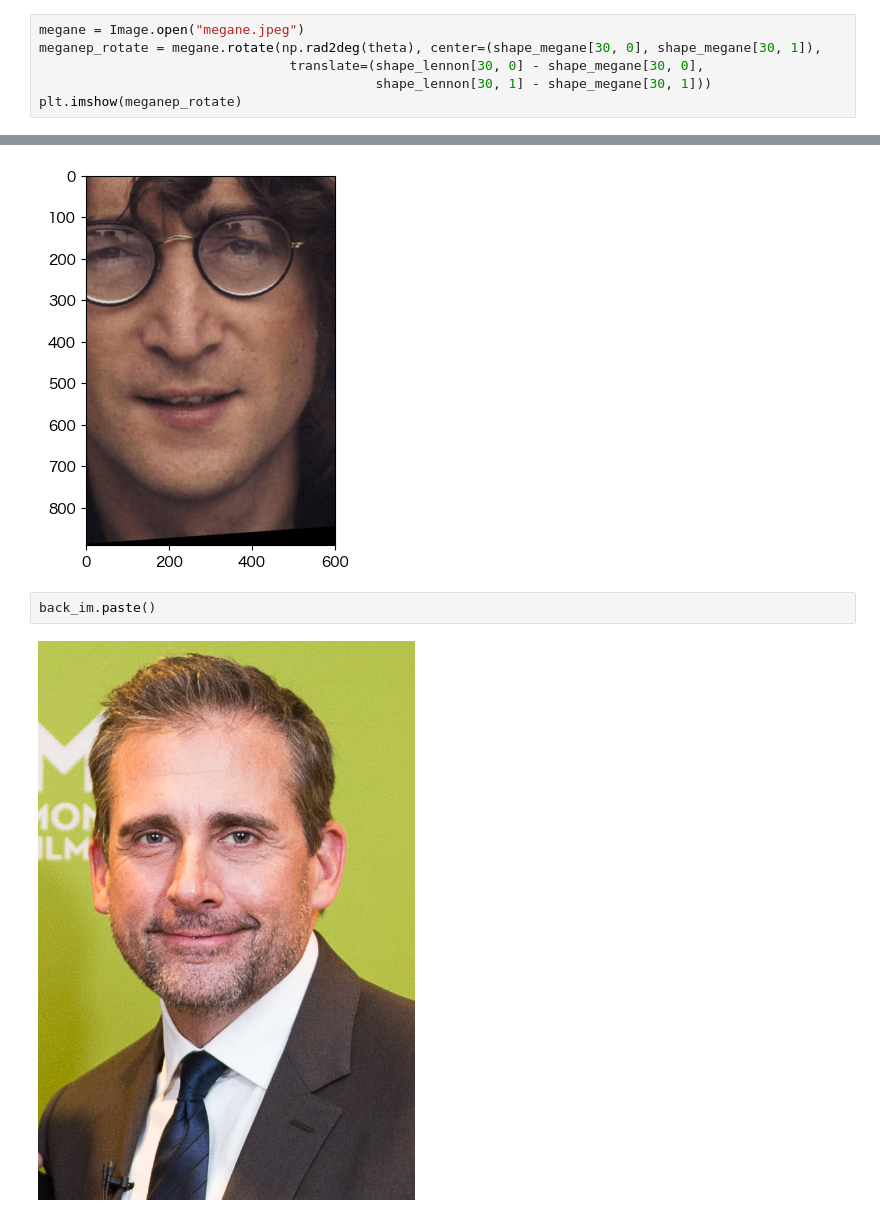
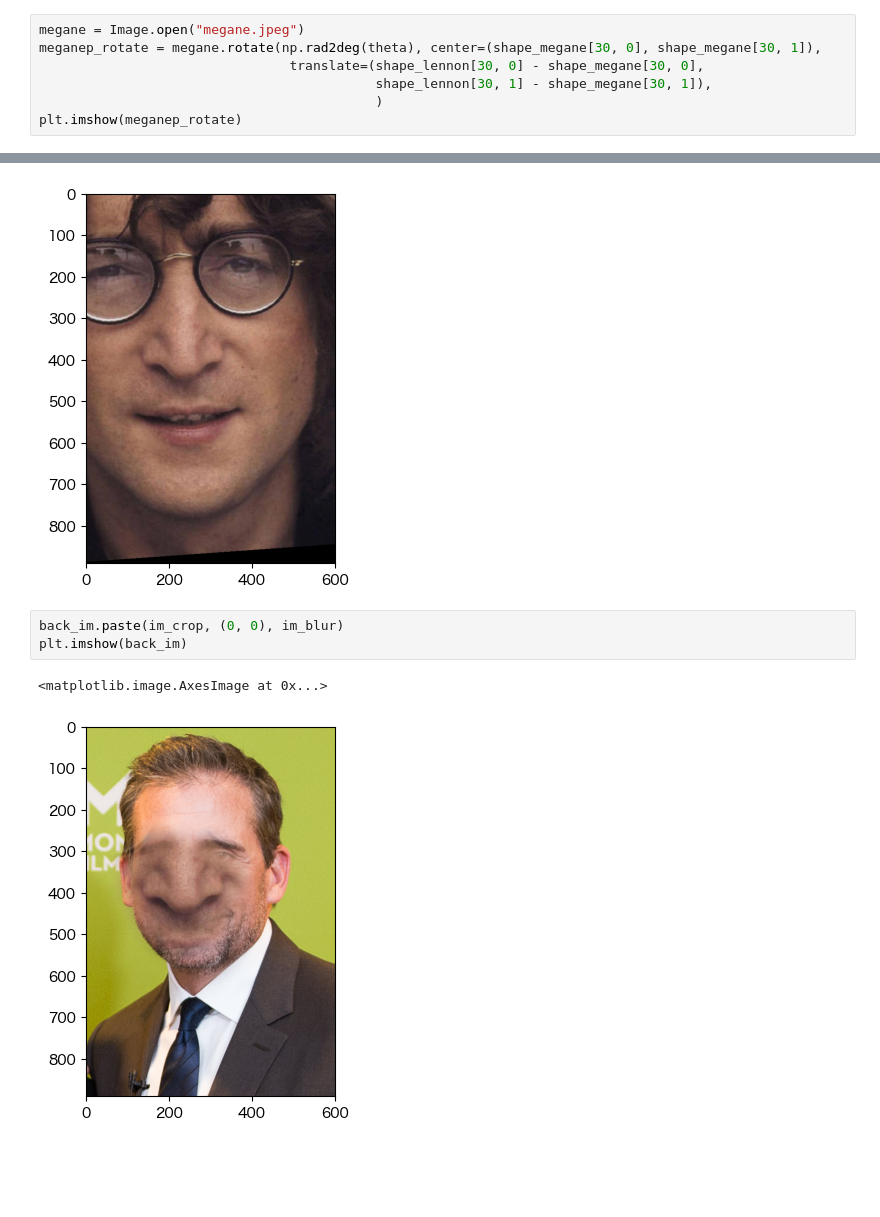
Before and after one commit to Tonkyu/AutoCosplay, a Jupyter notebook: src/backend/sample1.ipynb, the cells around one changed output, grey strips where cells are left out. Cells and saved outputs as stored; diff of their text form; blank space fills up the shorter version.

```diff
--- a/src/backend/sample1.ipynb
+++ b/src/backend/sample1.ipynb
@@ -155,7 +155,8 @@ plt.imshow(im_blur, cmap="gray")
 megane = Image.open("megane.jpeg")
 meganep_rotate = megane.rotate(np.rad2deg(theta), center=(shape_megane[30, 0], shape_megane[30, 1]),
                                 translate=(shape_lennon[30, 0] - shape_megane[30, 0],
-                                           shape_lennon[30, 1] - shape_megane[30, 1]))
+                                           shape_lennon[30, 1] - shape_megane[30, 1]),
+                                           )
 plt.imshow(meganep_rotate)
 # %% [output]
 <matplotlib.image.AxesImage at 0x...>
@@ -171,7 +172,9 @@ plt.imshow(im_crop)
 # %% [output]
 <matplotlib.image.AxesImage at 0x...>
 [figure]
-# %%
-back_im.paste()
-# %% [output]
-[figure, removed]
+# %%
+back_im.paste(im_crop, (0, 0), im_blur)
+plt.imshow(back_im)
+# %% [output]
+<matplotlib.image.AxesImage at 0x...>
+[figure, added]
```
Also changed, not shown: 1 other file.
